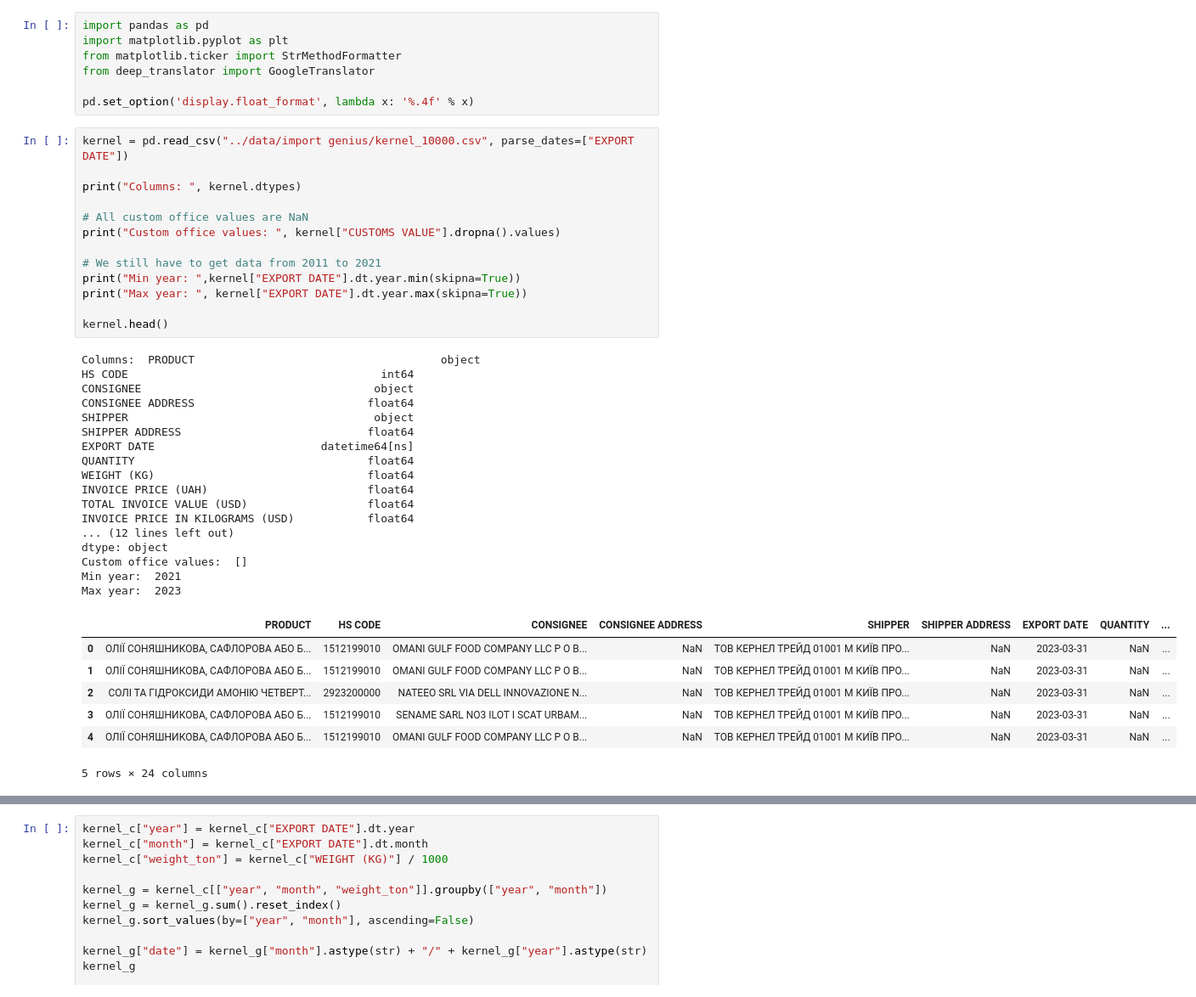
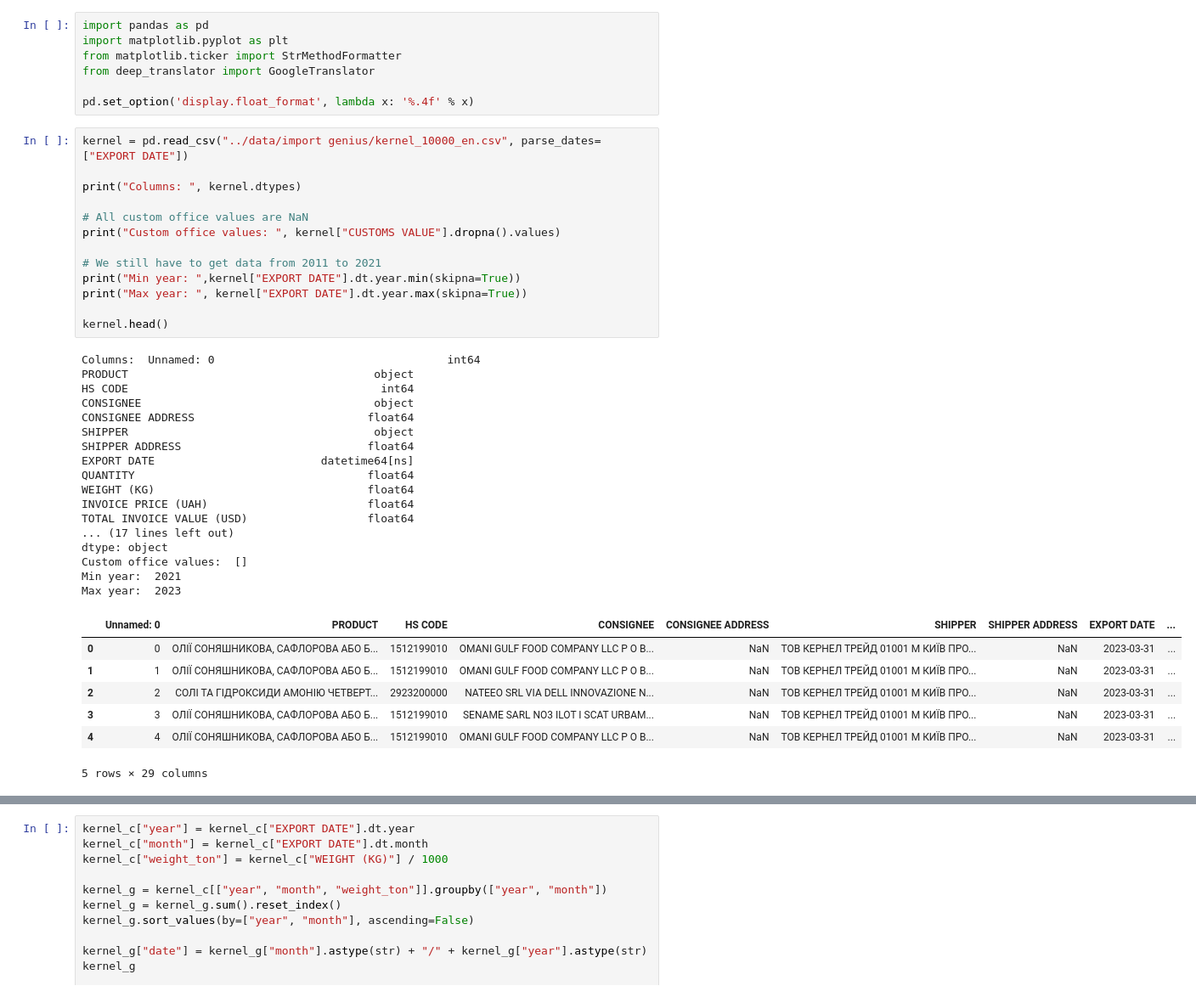
Before and after one commit to uchicago-dsi/oakland-institute-ukraine, a Jupyter notebook: visualizations/import_genius.ipynb, the cells around one changed output, grey strips where cells are left out. Shown at 85% size. Cells and saved outputs as stored; diff of their text form.

```diff
--- a/visualizations/import_genius.ipynb
+++ b/visualizations/import_genius.ipynb
@@ -12,43 +12,43 @@ from deep_translator import GoogleTranslator
 
 pd.set_option('display.float_format', lambda x: '%.4f' % x)
 # %%
-kernel = pd.read_csv("../data/import genius/kernel_10000.csv", parse_dates=["EXPORT DATE"])
+kernel = pd.read_csv("../data/import genius/kernel_10000_en.csv", parse_dates=["EXPORT DATE"])
 
 print("Columns: ", kernel.dtypes)
 
 # All custom office values are NaN
 print("Custom office values: ", kernel["CUSTOMS VALUE"].dropna().values)
 
 # We still have to get data from 2011 to 2021
 print("Min year: ",kernel["EXPORT DATE"].dt.year.min(skipna=True))
 print("Max year: ", kernel["EXPORT DATE"].dt.year.max(skipna=True))
 
 kernel.head()
 # %% [output]
-Columns:  PRODUCT                                     object
+Columns:  Unnamed: 0                                   int64
+PRODUCT                                     object
 HS CODE                                      int64
 CONSIGNEE                                   object
 CONSIGNEE ADDRESS                          float64
 SHIPPER                                     object
 SHIPPER ADDRESS                            float64
 EXPORT DATE                         datetime64[ns]
 QUANTITY                                   float64
 WEIGHT (KG)                                float64
 INVOICE PRICE (UAH)                        float64
 TOTAL INVOICE VALUE (USD)                  float64
-INVOICE PRICE IN KILOGRAMS (USD)           float64
-... (12 lines left out)
+... (17 lines left out)
 dtype: object
 Custom office values:  []
 Min year:  2021
 Max year:  2023
-|  | PRODUCT | HS CODE | CONSIGNEE | CONSIGNEE ADDRESS | SHIPPER | SHIPPER ADDRESS | EXPORT DATE | QUANTITY | ... |
-| 0 | ОЛІЇ СОНЯШНИКОВА, САФЛОРОВА АБО Б... | 1512199010 | OMANI GULF FOOD COMPANY LLC P O B... | NaN | ТОВ КЕРНЕЛ ТРЕЙД 01001 М КИЇВ ПРО... | NaN | 2023-03-31 | NaN | ... |
-| 1 | ОЛІЇ СОНЯШНИКОВА, САФЛОРОВА АБО Б... | 1512199010 | OMANI GULF FOOD COMPANY LLC P O B... | NaN | ТОВ КЕРНЕЛ ТРЕЙД 01001 М КИЇВ ПРО... | NaN | 2023-03-31 | NaN | ... |
-| 2 | СОЛІ ТА ГІДРОКСИДИ АМОНІЮ ЧЕТВЕРТ... | 2923200000 | NATEEO SRL VIA DELL INNOVAZIONE N... | NaN | ТОВ КЕРНЕЛ ТРЕЙД 01001 М КИЇВ ПРО... | NaN | 2023-03-31 | NaN | ... |
-| 3 | ОЛІЇ СОНЯШНИКОВА, САФЛОРОВА АБО Б... | 1512199010 | SENAME SARL NO3 ILOT I SCAT URBAM... | NaN | ТОВ КЕРНЕЛ ТРЕЙД 01001 М КИЇВ ПРО... | NaN | 2023-03-31 | NaN | ... |
-| 4 | ОЛІЇ СОНЯШНИКОВА, САФЛОРОВА АБО Б... | 1512199010 | OMANI GULF FOOD COMPANY LLC P O B... | NaN | ТОВ КЕРНЕЛ ТРЕЙД 01001 М КИЇВ ПРО... | NaN | 2023-03-31 | NaN | ... |
+|  | Unnamed: 0 | PRODUCT | HS CODE | CONSIGNEE | CONSIGNEE ADDRESS | SHIPPER | SHIPPER ADDRESS | EXPORT DATE | ... |
+| 0 | 0 | ОЛІЇ СОНЯШНИКОВА, САФЛОРОВА АБО Б... | 1512199010 | OMANI GULF FOOD COMPANY LLC P O B... | NaN | ТОВ КЕРНЕЛ ТРЕЙД 01001 М КИЇВ ПРО... | NaN | 2023-03-31 | ... |
+| 1 | 1 | ОЛІЇ СОНЯШНИКОВА, САФЛОРОВА АБО Б... | 1512199010 | OMANI GULF FOOD COMPANY LLC P O B... | NaN | ТОВ КЕРНЕЛ ТРЕЙД 01001 М КИЇВ ПРО... | NaN | 2023-03-31 | ... |
+| 2 | 2 | СОЛІ ТА ГІДРОКСИДИ АМОНІЮ ЧЕТВЕРТ... | 2923200000 | NATEEO SRL VIA DELL INNOVAZIONE N... | NaN | ТОВ КЕРНЕЛ ТРЕЙД 01001 М КИЇВ ПРО... | NaN | 2023-03-31 | ... |
+| 3 | 3 | ОЛІЇ СОНЯШНИКОВА, САФЛОРОВА АБО Б... | 1512199010 | SENAME SARL NO3 ILOT I SCAT URBAM... | NaN | ТОВ КЕРНЕЛ ТРЕЙД 01001 М КИЇВ ПРО... | NaN | 2023-03-31 | ... |
+| 4 | 4 | ОЛІЇ СОНЯШНИКОВА, САФЛОРОВА АБО Б... | 1512199010 | OMANI GULF FOOD COMPANY LLC P O B... | NaN | ТОВ КЕРНЕЛ ТРЕЙД 01001 М КИЇВ ПРО... | NaN | 2023-03-31 | ... |
-5 rows × 24 columns
+5 rows × 29 columns
 # %%
 # EXPORTS TIME SERIES
 
```
Also changed, not shown: parts of 3 cells of this notebook.
